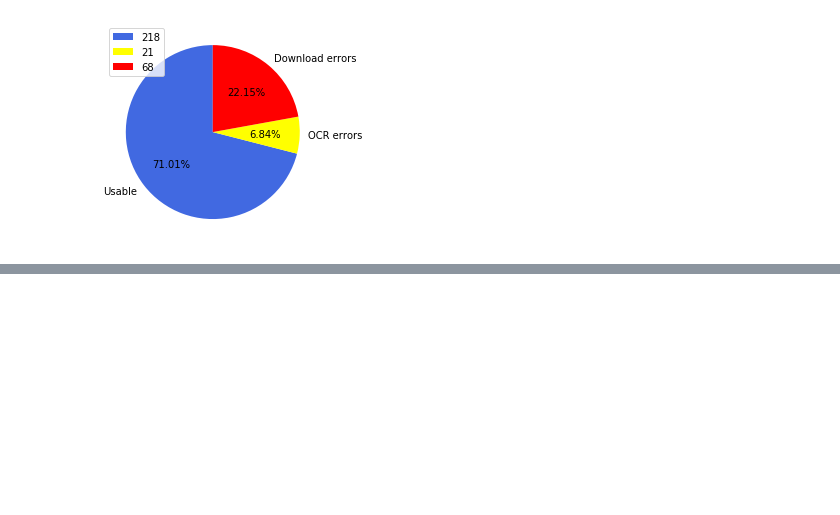
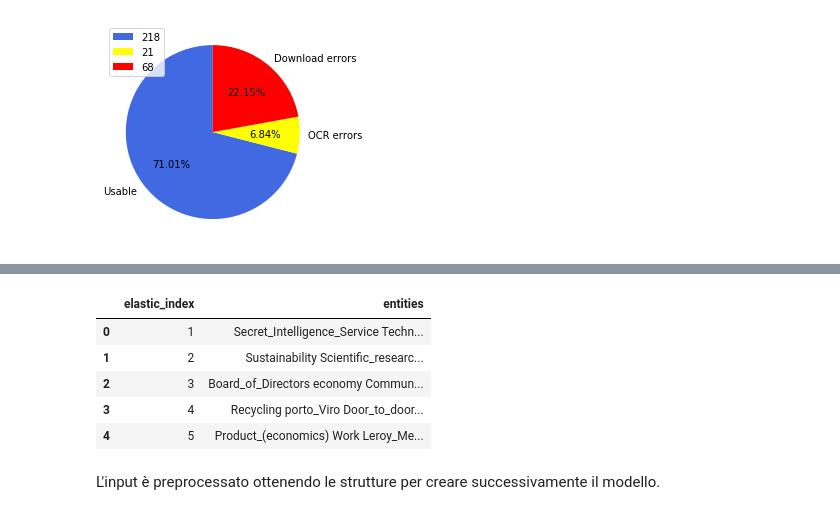
Before and after one commit to tomfran/sustainability_reports_analysis, a Jupyter notebook: notebook.ipynb, the cells around one changed output, grey strips where cells are left out. Saved outputs shown, nothing was run; the diff lists cells and outputs as text; code cells hidden in the pictures; blank space fills up the shorter version.

```diff
--- a/notebook.ipynb
+++ b/notebook.ipynb
@@ -250,0 +260,14 @@ Le informazioni sulle aziende sono state ottenute con Atoka API, mentre quelle s
+# %%
+csv_input = "lda_topic_model/data/input_en.csv"
+
+data = pd.read_csv(csv_input)
+data.head()
+# %% [output]
+|  | elastic_index | entities |
+| 0 | 1 | Secret_Intelligence_Service Techn... |
+| 1 | 2 | Sustainability Scientific_researc... |
+| 2 | 3 | Board_of_Directors economy Commun... |
+| 3 | 4 | Recycling porto_Viro Door_to_door... |
+| 4 | 5 | Product_(economics) Work Leroy_Me... |
+# %% [markdown]
+L'input è preprocessato ottenendo le strutture per creare successivamente il modello.
```
Also changed, not shown: parts of 6 cells of this notebook, 2 other files.
